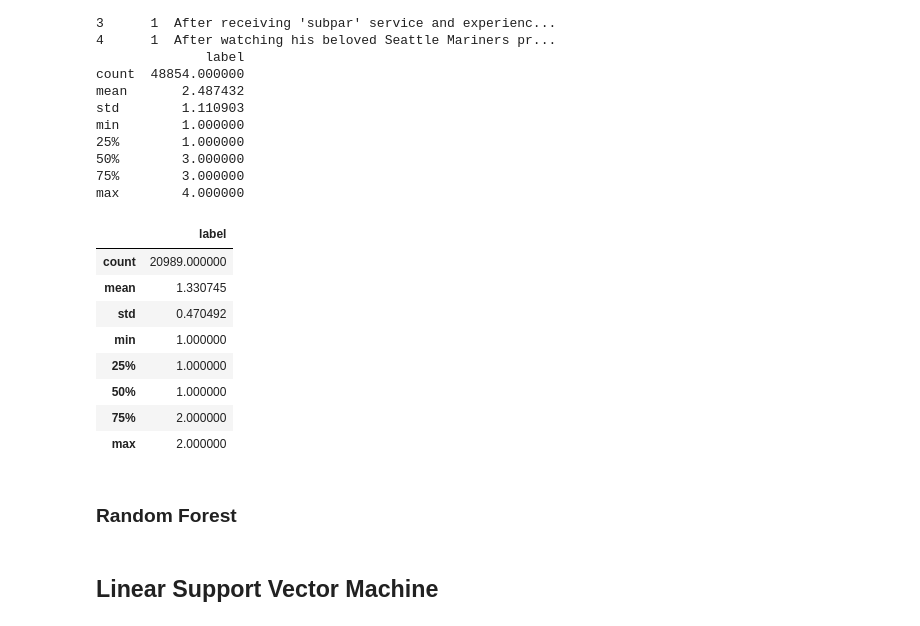
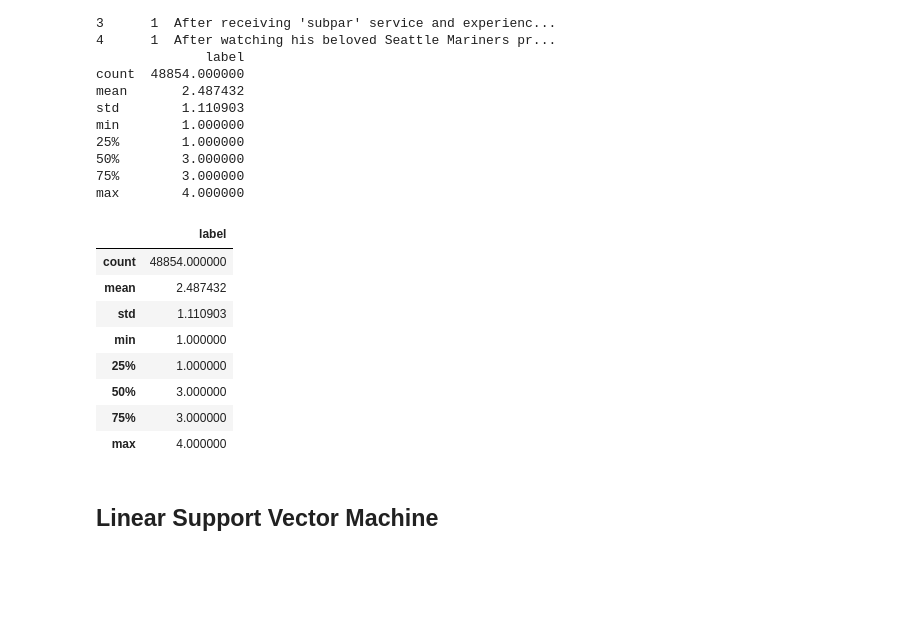
Before and after one commit to ddanelynn/CS4248_unreliable_news, a Jupyter notebook: sgd+rf.ipynb, the cells around one changed output. Drawn from its saved outputs; the diff is of its cells as text; code cells hidden in the pictures; blank space fills up the shorter version.

```diff
--- a/sgd+rf.ipynb
+++ b/sgd+rf.ipynb
@@ -29,22 +29,20 @@ min        1.000000
 75%        3.000000
 max        4.000000
 # %%
-# 2-way dataset - satire and hoax
-labels = [1, 2]
-train_df = train_df[train_df['label'].isin(labels)]
+# # 2-way dataset - satire and hoax
+# labels = [1, 2]
+# train_df = train_df[train_df['label'].isin(labels)]
 
 train_df.describe()
 # %% [output]
 |  | label |
-| count | 20989.000000 |
-| mean | 1.330745 |
-| std | 0.470492 |
+| count | 48854.000000 |
+| mean | 2.487432 |
+| std | 1.110903 |
 | min | 1.000000 |
 | 25% | 1.000000 |
-| 50% | 1.000000 |
-| 75% | 2.000000 |
-| max | 2.000000 |
+| 50% | 3.000000 |
+| 75% | 3.000000 |
+| max | 4.000000 |
 # %%
 X_train, X_test, y_train, y_test = train_test_split(train_df['text'], train_df['label'])
-# %% [markdown]
-### Random Forest
```
Also changed, not shown: parts of 5 cells of this notebook, 1 other file.
